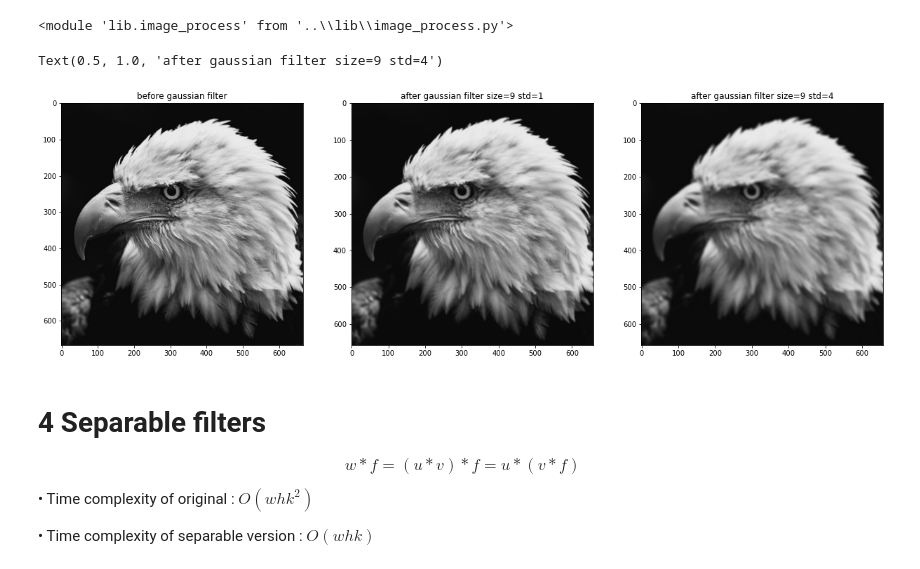
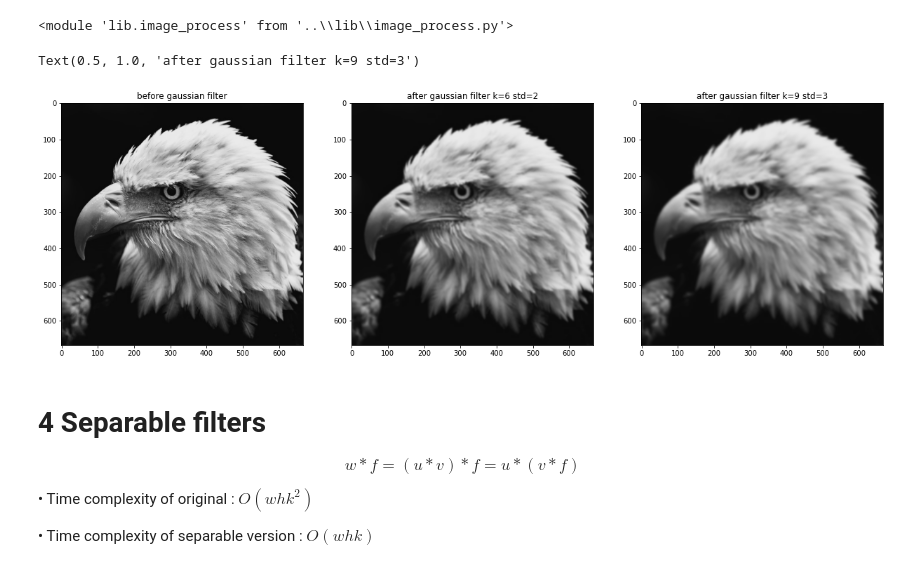
Before and after one commit to 2horse9sun/coursework, a Jupyter notebook: CVPR/lec04-ImageFiltering2/lec04.ipynb, the cells around one changed output. Cells and saved outputs as stored; diff of their text form; code cells hidden in the pictures.

```diff
--- a/CVPR/lec04-ImageFiltering2/lec04.ipynb
+++ b/CVPR/lec04-ImageFiltering2/lec04.ipynb
@@ -59,25 +59,25 @@ importlib.reload(image_process)
 # %%
 img = cv2.imread('img/example_02.jpg', cv2.IMREAD_GRAYSCALE)
 # %%
-img_gaussian_filtered_9_1 = image_process.gaussian_filter(img, 9, 1)
-img_gaussian_filtered_9_4 = image_process.gaussian_filter(img, 9, 4)
+img_gaussian_filtered_6_2 = image_process.separable_gaussian_filter(image_process.boundary_process(img, 6, 'same', 'reflect'), 6, 2)
+img_gaussian_filtered_9_3 = image_process.separable_gaussian_filter(image_process.boundary_process(img, 9, 'same', 'reflect'), 9, 3)
 
 plt.figure(figsize=(21,7))
 
 plt.subplot(1,3,1)
 utils.show_img(img)
 plt.title('before gaussian filter')
 
 plt.subplot(1,3,2)
-utils.show_img(img_gaussian_filtered_9_1)
-plt.title('after gaussian filter size=9 std=1')
+utils.show_img(img_gaussian_filtered_6_2)
+plt.title('after gaussian filter k=6 std=2')
 
 plt.subplot(1,3,3)
-utils.show_img(img_gaussian_filtered_9_4)
-plt.title('after gaussian filter size=9 std=4')
+utils.show_img(img_gaussian_filtered_9_3)
+plt.title('after gaussian filter k=9 std=3')
 # %% [output]
-Text(0.5, 1.0, 'after gaussian filter size=9 std=4')
+Text(0.5, 1.0, 'after gaussian filter k=9 std=3')
-[figure, old version]
+[figure, new version]
 # %% [markdown]
 # 4 Separable filters
 
```
Also changed, not shown: parts of 1 cell of this notebook, 3 other files.
